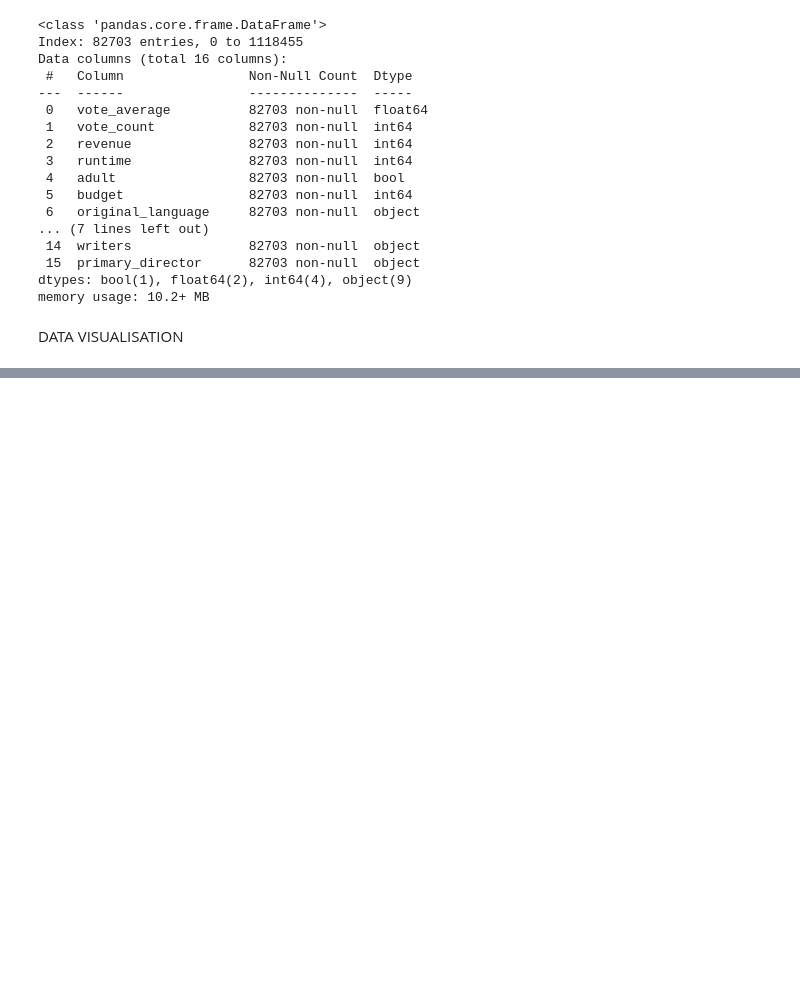
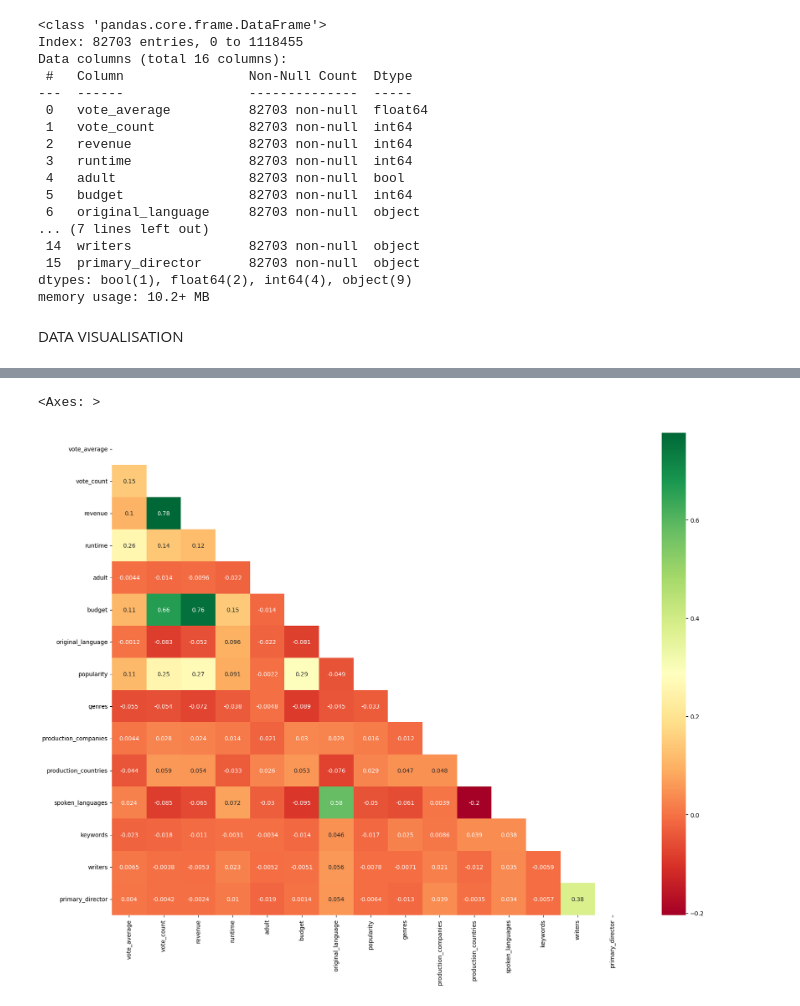
Before and after one commit to Jaagss/Movie_Success_Prediction, a Jupyter notebook: second.ipynb, the cells around one changed output, grey strips where cells are left out. Drawn from its saved outputs; the diff is of its cells as text; code cells hidden in the pictures; blank space fills up the shorter version.

```diff
--- a/second.ipynb
+++ b/second.ipynb
@@ -145,0 +226,15 @@ DATA VISUALISATION
+# %%
+movies_df = movies_df.drop(columns=['directors'], axis=1)
+# %%
+
+# List of categorical columns
+categorical_columns = ['original_language', 'genres', 'production_companies', 'production_countries', 'spoken_languages', 'keywords', 'adult', 'writers', 'primary_director']
+
+# Apply Label Encoding to each categorical column
+label_encoders = {}
+for column in categorical_columns:
+    le = LabelEncoder()
+    movies_df[column] = le.fit_transform(movies_df[column])
+    label_encoders[column] = le
+
+movies_df.head()
@@ -145,0 +260,9 @@ DATA VISUALISATION
+# %%
+corr = movies_df.corr()
+mask = np.zeros(corr.shape, dtype=bool)
+mask[np.triu_indices(len(mask))] = True
+plt.subplots(figsize=(20,15))
+sns.heatmap(corr, xticklabels=corr.columns, yticklabels=corr.columns,cmap='RdYlGn',annot=True,mask = mask)
+# %% [output]
+<Axes: >
+[figure, added]
```
Also changed, not shown: parts of 15 cells of this notebook.
